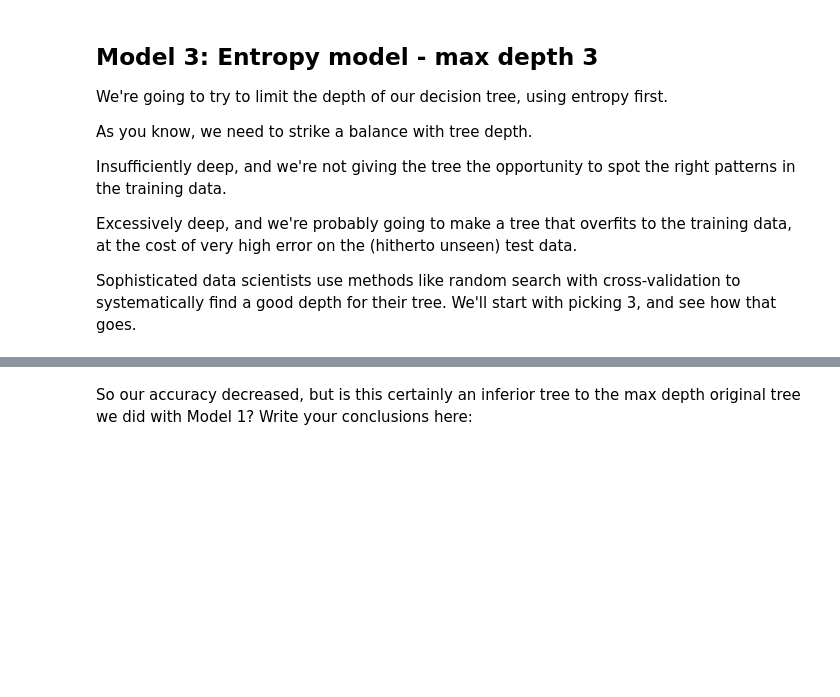
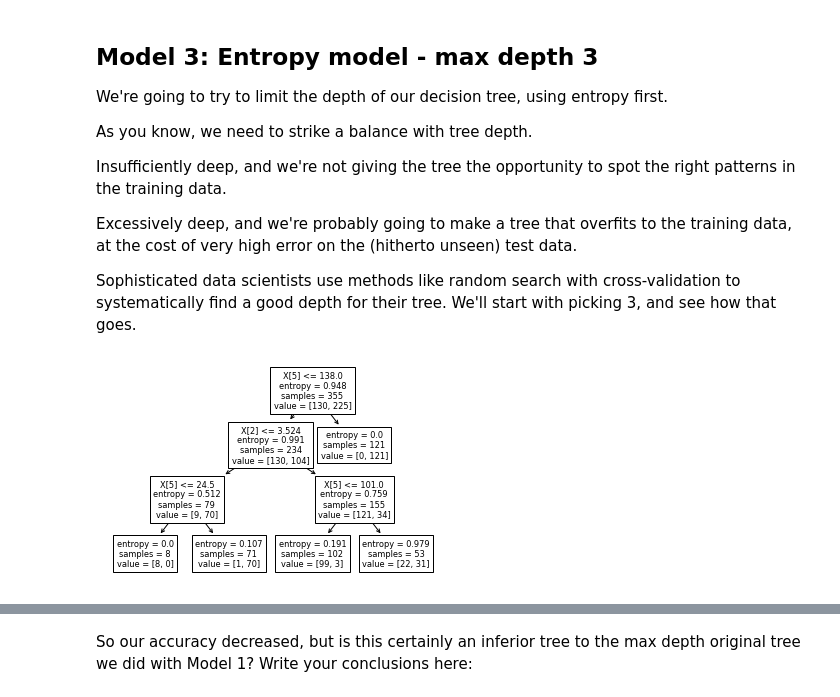
Before and after one commit to allen44/case-study-decision-tree, a Jupyter notebook: Springboard_Decision_Tree_Specialty_Coffee_Case_Study_Tier_3.ipynb, the cells around one changed output, grey strips where cells are left out. Saved outputs shown, nothing was run; the diff lists cells and outputs as text; code cells hidden in the pictures; blank space fills up the shorter version.

```diff
--- a/Springboard_Decision_Tree_Specialty_Coffee_Case_Study_Tier_3.ipynb
+++ b/Springboard_Decision_Tree_Specialty_Coffee_Case_Study_Tier_3.ipynb
@@ -511,13 +571,18 @@ Sophisticated data scientists use methods like random search with cross-validati
 # %%
 # Made a model as before, but call it entr_model2, and make the max_depth parameter equal to 3.
 # Execute the fitting, predicting, and Series operations as before
-_ _ _
+entr_model2 = tree.DecisionTreeClassifier(max_depth=3, criterion='entropy')
+entr_model2.fit(X_train, y_train)
+y_pred = entr_model2.predict(X_test)
 # %%
 # As before, we need to visualize the tree to grasp its nature
-_ _ _
+entr_model2_plt = tree.plot_tree(entr_model2)
+entr_model2_graphviz = tree.export_graphviz(entr_model2)
 
 # Alternatively for class_names use entr_model2.classes_
-_ _ _
+entr_model2_classes = entr_model2.classes_
+# %% [output]
+[figure, added]
 # %%
 # Run this block for model evaluation
 print("Model Entropy model max depth 3")
```
Also changed, not shown: parts of 33 cells of this notebook.
